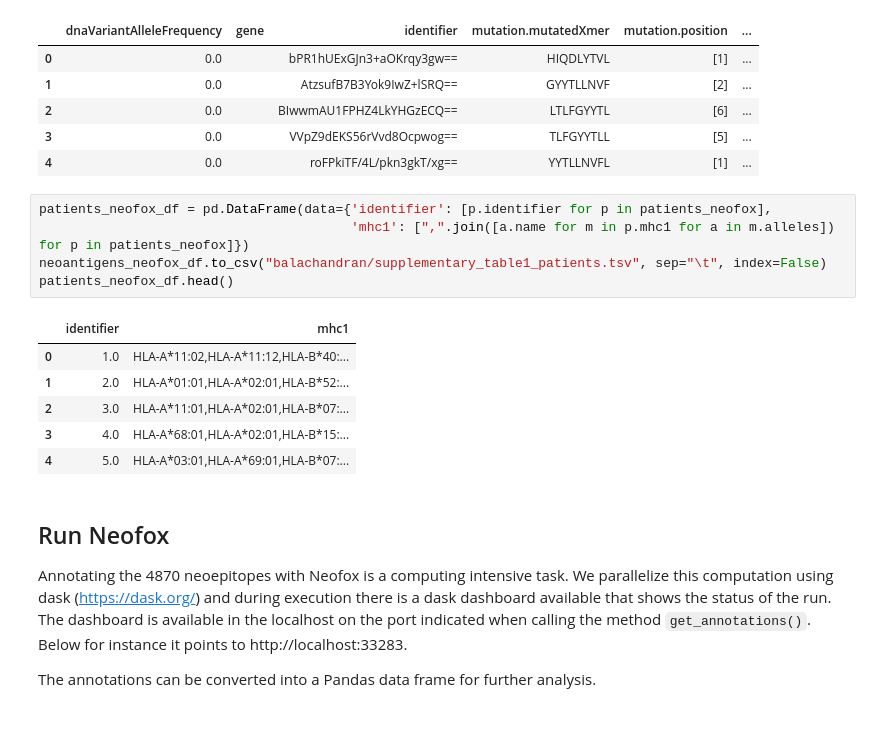
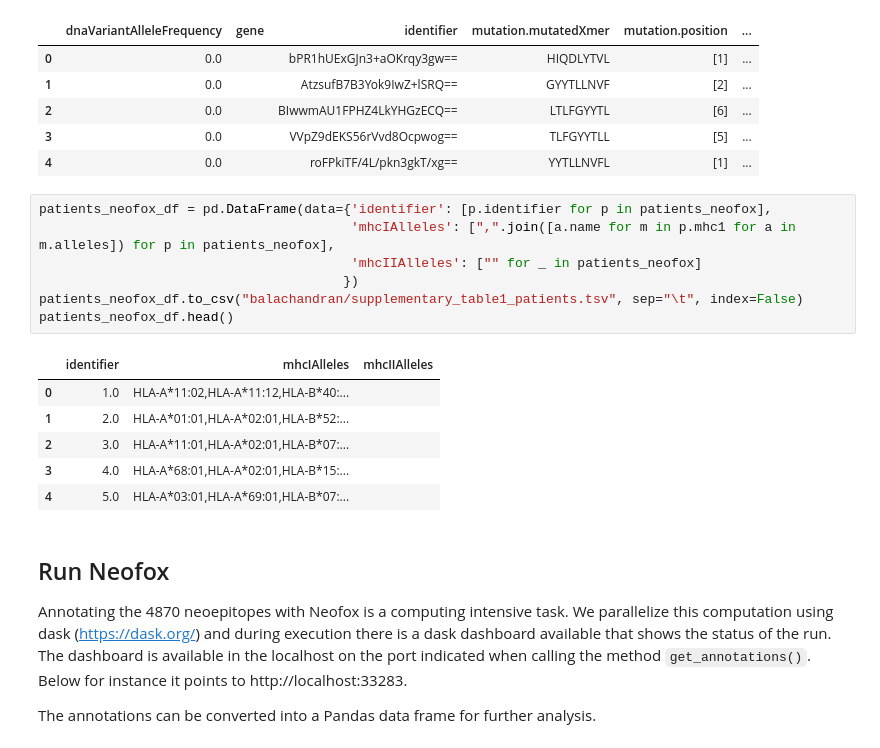
Before and after one commit to TRON-Bioinformatics/neofox, a Jupyter notebook: docs/source/notebooks/reproducibility_balachandran.ipynb, the cells around one changed output. Cells and saved outputs as stored; diff of their text form.

Commit message:
correcting test table for real

```diff
--- a/docs/source/notebooks/reproducibility_balachandran.ipynb
+++ b/docs/source/notebooks/reproducibility_balachandran.ipynb
@@ -234,16 +234,18 @@ neoantigens_neofox_df.head()
 | 4 | 0.0 |  | roFPkiTF/4L/pkn3gkT/xg== | YYTLLNVFL | [1] | ... |
 # %%
 patients_neofox_df = pd.DataFrame(data={'identifier': [p.identifier for p in patients_neofox],
-                                        'mhc1': [",".join([a.name for m in p.mhc1 for a in m.alleles]) for p in patients_neofox]})
-neoantigens_neofox_df.to_csv("balachandran/supplementary_table1_patients.tsv", sep="\t", index=False)
+                                        'mhcIAlleles': [",".join([a.name for m in p.mhc1 for a in m.alleles]) for p in patients_neofox],
+                                        'mhcIIAlleles': ["" for _ in patients_neofox]
+                                       })
+patients_neofox_df.to_csv("balachandran/supplementary_table1_patients.tsv", sep="\t", index=False)
 patients_neofox_df.head()
 # %% [output]
-|  | identifier | mhc1 |
-| 0 | 1.0 | HLA-A*11:02,HLA-A*11:12,HLA-B*40:... |
-| 1 | 2.0 | HLA-A*01:01,HLA-A*02:01,HLA-B*52:... |
-| 2 | 3.0 | HLA-A*11:01,HLA-A*02:01,HLA-B*07:... |
-| 3 | 4.0 | HLA-A*68:01,HLA-A*02:01,HLA-B*15:... |
-| 4 | 5.0 | HLA-A*03:01,HLA-A*69:01,HLA-B*07:... |
+|  | identifier | mhcIAlleles | mhcIIAlleles |
+| 0 | 1.0 | HLA-A*11:02,HLA-A*11:12,HLA-B*40:... |  |
+| 1 | 2.0 | HLA-A*01:01,HLA-A*02:01,HLA-B*52:... |  |
+| 2 | 3.0 | HLA-A*11:01,HLA-A*02:01,HLA-B*07:... |  |
+| 3 | 4.0 | HLA-A*68:01,HLA-A*02:01,HLA-B*15:... |  |
+| 4 | 5.0 | HLA-A*03:01,HLA-A*69:01,HLA-B*07:... |  |
 # %% [markdown]
 ## Run Neofox
 
```
Also changed, not shown: 1 other file.
